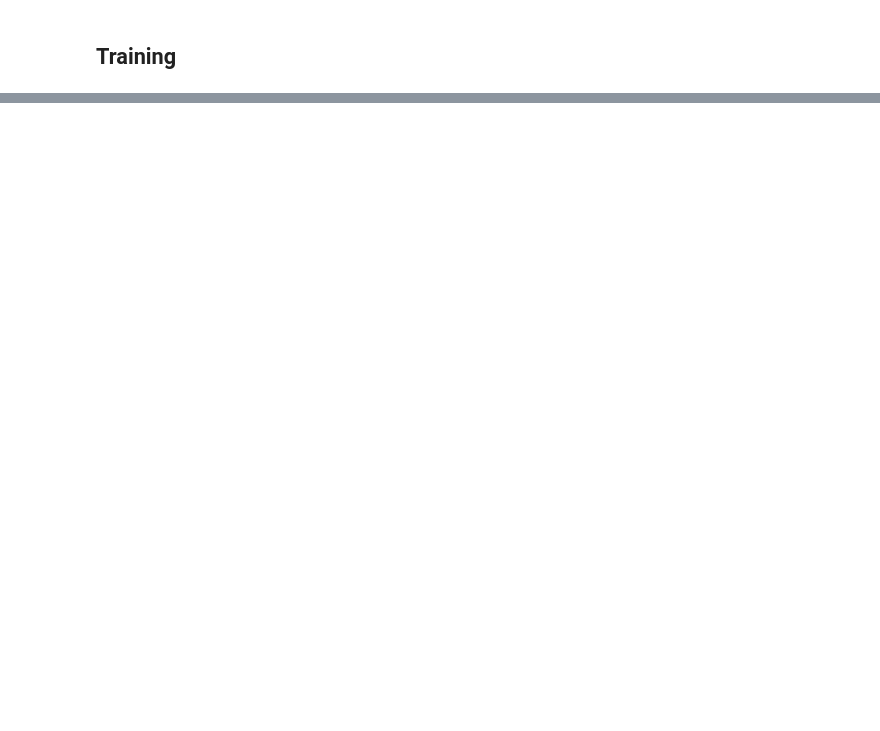
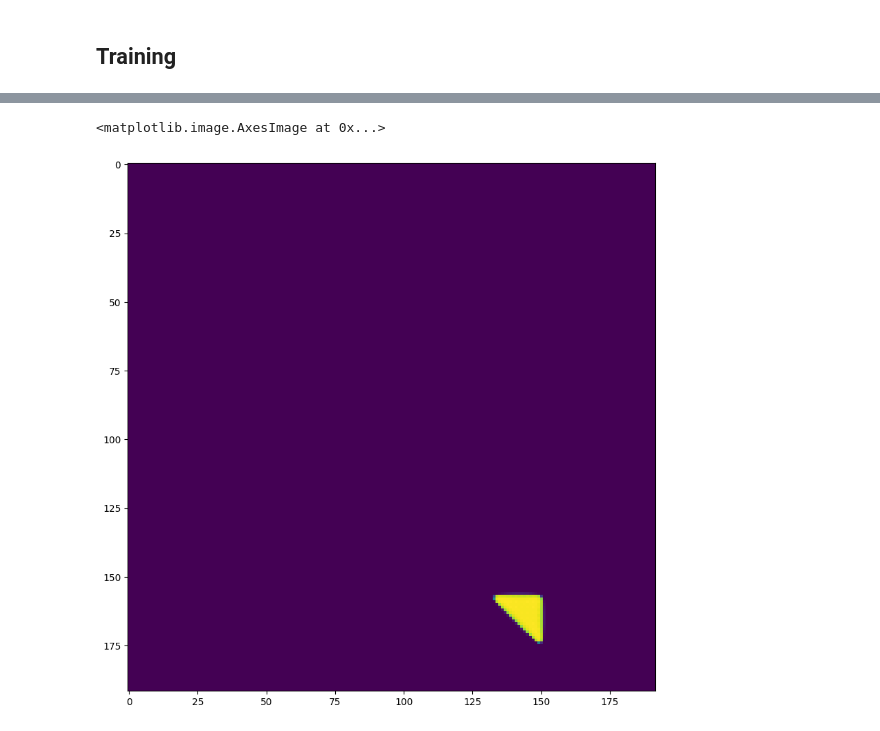
Before and after one commit to wisstock/DEMO, a Jupyter notebook: unet_demo.ipynb, the cells around one changed output, grey strips where cells are left out. Saved outputs shown, nothing was run; the diff lists cells and outputs as text; code cells hidden in the pictures; blank space fills up the shorter version.

```diff
--- a/unet_demo.ipynb
+++ b/unet_demo.ipynb
@@ -544,0 +649,10 @@ Best val loss: 0.759594
+# %%
+one_msk = torch.tensor(demo_train.pred[0])
+one_msk = torch.swapdims(torch.cat((one_msk, torch.unsqueeze(torch.zeros_like(one_msk[0]), 0)), dim=0),0,-1)
+# a = torch.swapdims(demo_train.inputs.cpu()[0], 0, -1).to(torch.uint8)
+
+plt.figure(figsize=(10,10))
+plt.imshow(one_msk[...,0])
+# %% [output]
+<matplotlib.image.AxesImage at 0x...>
+[figure, added]
```
Also changed, not shown: parts of 17 cells of this notebook.
